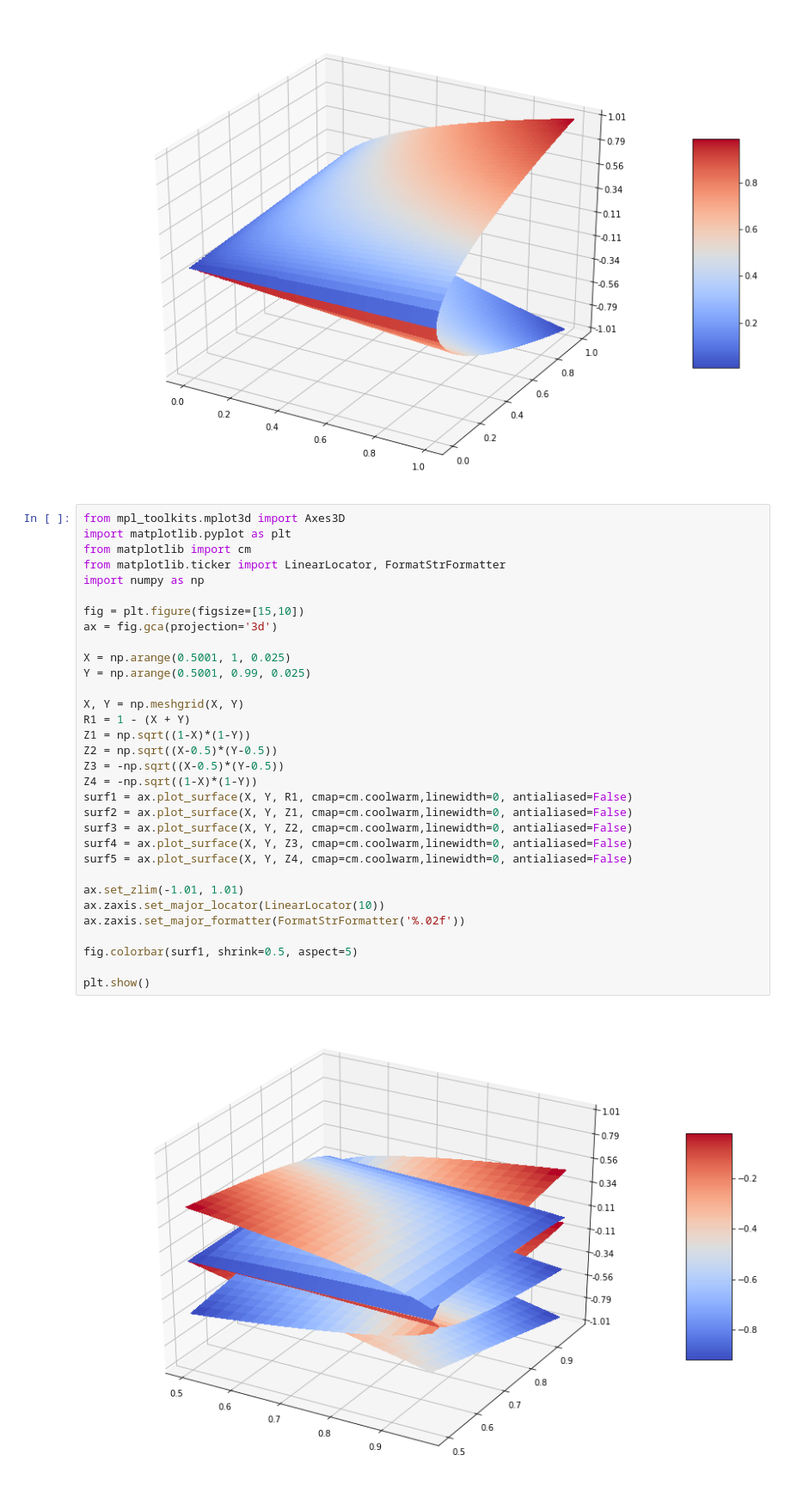
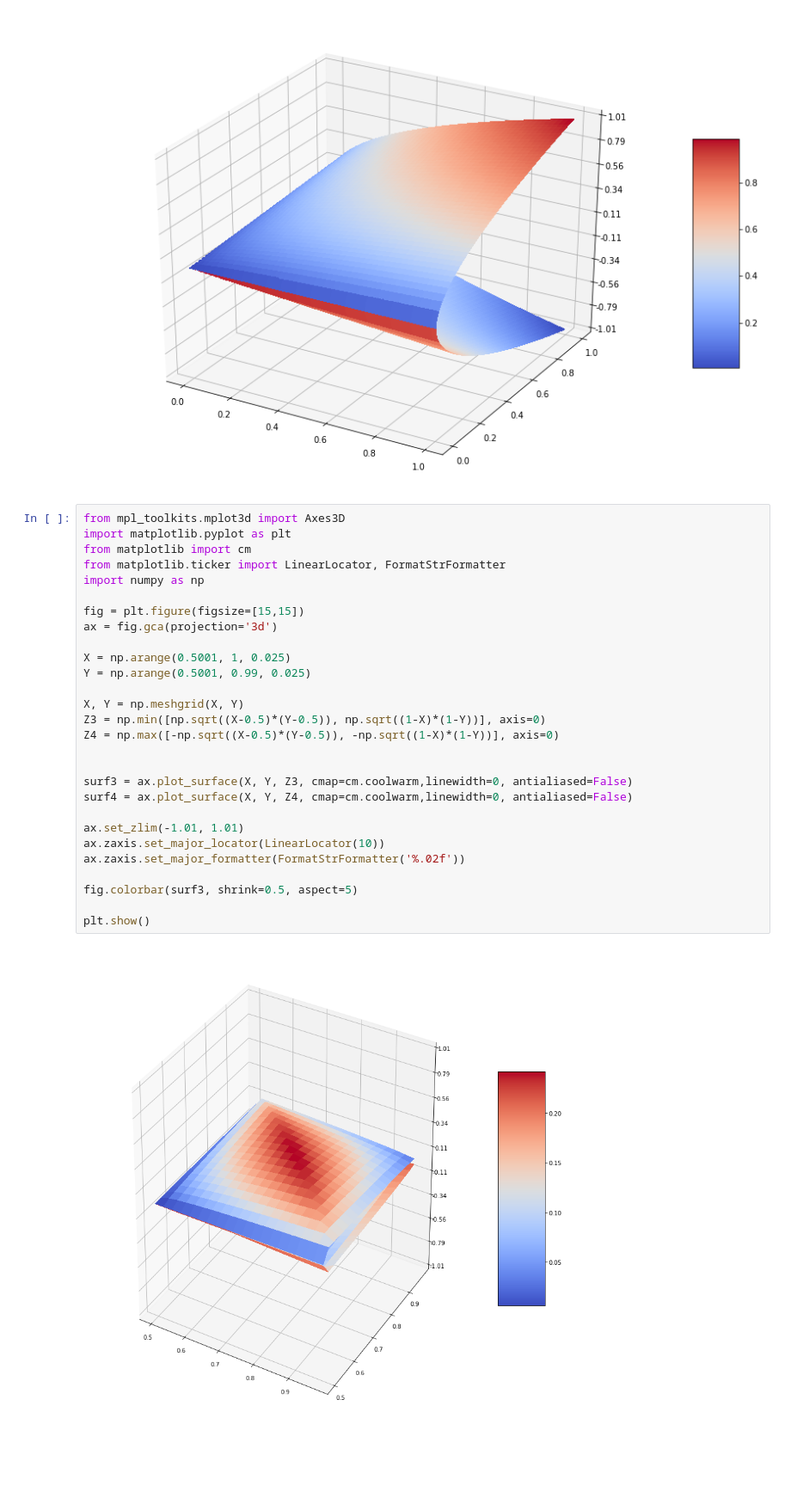
Before and after one commit to fafasonga/simplex, a Jupyter notebook: simplex/simplex.ipynb, the cells around one changed output. Shown at 86% size. Drawn from its saved outputs; the diff is of its cells as text; blank space fills up the shorter version.

```diff
--- a/simplex/simplex.ipynb
+++ b/simplex/simplex.ipynb
@@ -179,34 +173,30 @@ plt.show()
 # %%
 from mpl_toolkits.mplot3d import Axes3D
 import matplotlib.pyplot as plt
 from matplotlib import cm
 from matplotlib.ticker import LinearLocator, FormatStrFormatter
 import numpy as np
 
-fig = plt.figure(figsize=[15,10])
+fig = plt.figure(figsize=[15,15])
 ax = fig.gca(projection='3d')
 
 X = np.arange(0.5001, 1, 0.025)
 Y = np.arange(0.5001, 0.99, 0.025)
 
 X, Y = np.meshgrid(X, Y)
-R1 = 1 - (X + Y)
-Z1 = np.sqrt((1-X)*(1-Y))
-Z2 = np.sqrt((X-0.5)*(Y-0.5))
-Z3 = -np.sqrt((X-0.5)*(Y-0.5))
-Z4 = -np.sqrt((1-X)*(1-Y))
-surf1 = ax.plot_surface(X, Y, R1, cmap=cm.coolwarm,linewidth=0, antialiased=False)
-surf2 = ax.plot_surface(X, Y, Z1, cmap=cm.coolwarm,linewidth=0, antialiased=False)
-surf3 = ax.plot_surface(X, Y, Z2, cmap=cm.coolwarm,linewidth=0, antialiased=False)
-surf4 = ax.plot_surface(X, Y, Z3, cmap=cm.coolwarm,linewidth=0, antialiased=False)
-surf5 = ax.plot_surface(X, Y, Z4, cmap=cm.coolwarm,linewidth=0, antialiased=False)
+Z3 = np.min([np.sqrt((X-0.5)*(Y-0.5)), np.sqrt((1-X)*(1-Y))], axis=0)
+Z4 = np.max([-np.sqrt((X-0.5)*(Y-0.5)), -np.sqrt((1-X)*(1-Y))], axis=0)
+
+
+surf3 = ax.plot_surface(X, Y, Z3, cmap=cm.coolwarm,linewidth=0, antialiased=False)
+surf4 = ax.plot_surface(X, Y, Z4, cmap=cm.coolwarm,linewidth=0, antialiased=False)
 
 ax.set_zlim(-1.01, 1.01)
 ax.zaxis.set_major_locator(LinearLocator(10))
 ax.zaxis.set_major_formatter(FormatStrFormatter('%.02f'))
 
-fig.colorbar(surf1, shrink=0.5, aspect=5)
+fig.colorbar(surf3, shrink=0.5, aspect=5)
 
 plt.show()
 # %% [output]
-[figure, old version]
+[figure, new version]
```
Also changed, not shown: parts of 8 cells of this notebook.
